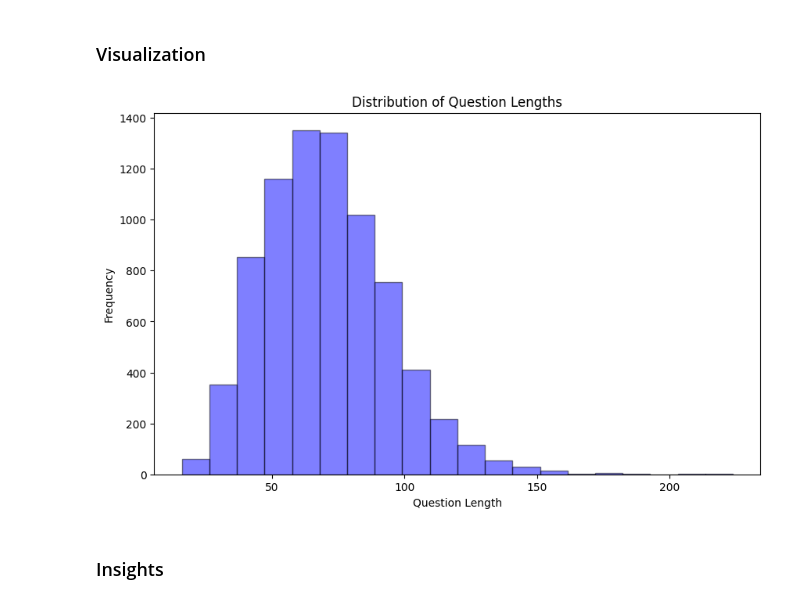
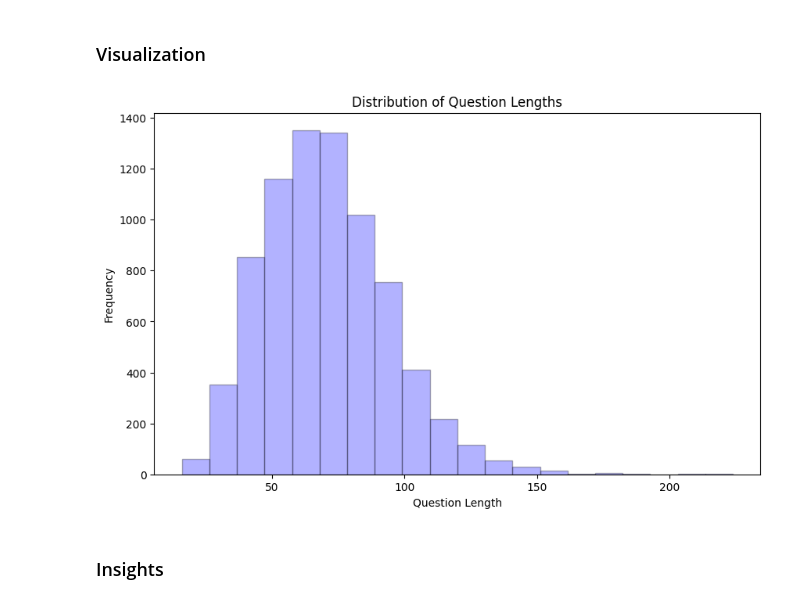
Before and after one commit to cloudera/spiderman, a Jupyter notebook: insights/notebooks/Database_Question_Distribution_Analysis.ipynb, the cells around one changed output. Saved outputs shown, nothing was run; the diff lists cells and outputs as text; code cells hidden in the pictures.

Commit message:
Renamed notebook, polished the visualisations a bit

```diff
--- a/insights/notebooks/Database_Question_Distribution_Analysis.ipynb.ipynb
+++ b/insights/notebooks/Database_Question_Distribution_Analysis.ipynb
@@ -194,14 +194,14 @@ with pd.option_context('display.max_rows', None, 'display.max_columns', None):
 ### Visualization
 # %%
 plt.figure(figsize=(10, 6))
-plt.hist(questions_df['question_length'], bins=20, alpha=0.5, color='blue', edgecolor='black')
+plt.hist(questions_df['question_length'], bins=20, alpha=0.3, color='blue', edgecolor='black')
 
 plt.xlabel('Question Length')
 plt.ylabel('Frequency')
 plt.title('Distribution of Question Lengths')
 plt.show()
 # %% [output]
-[figure, old version]
+[figure, new version]
 # %% [markdown]
 ### Insights
 # %% [markdown]
```
Also changed, not shown: parts of 2 cells of this notebook.
